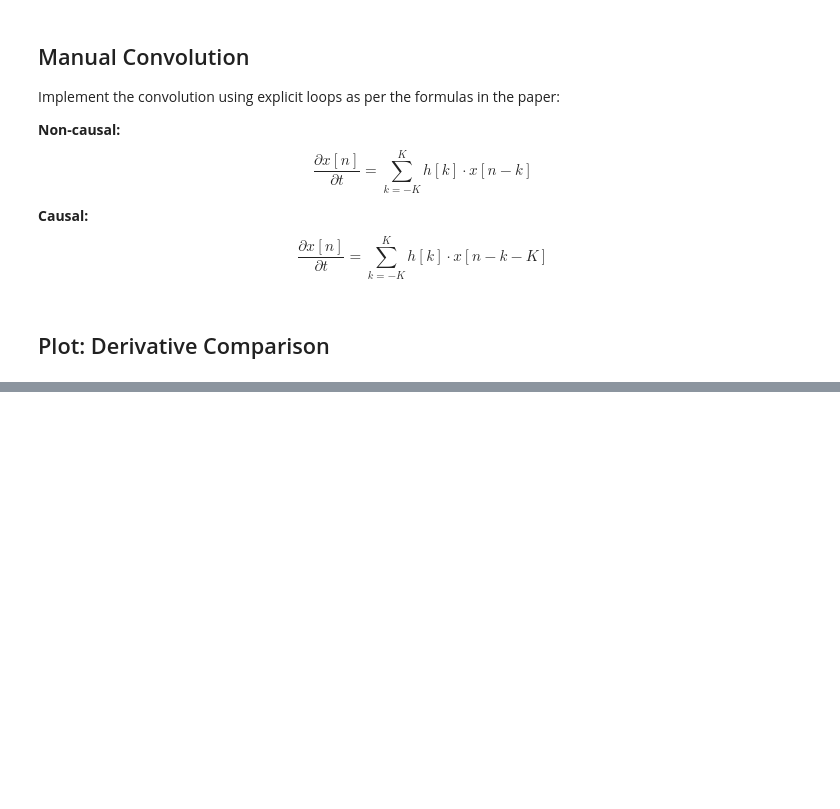
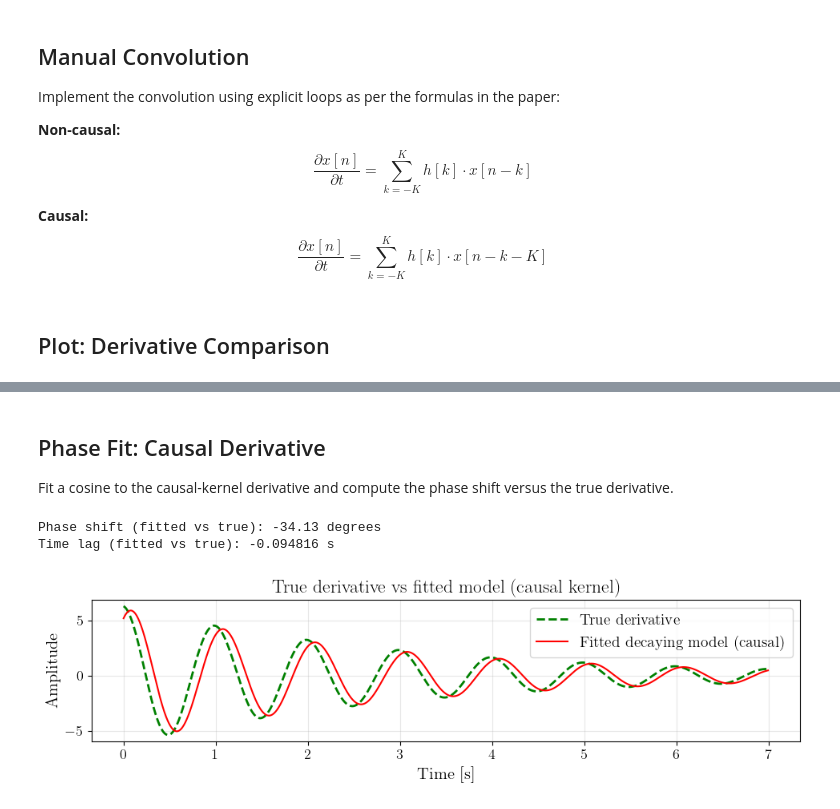
Before and after one commit to fallow24/ros_imu_calib, a Jupyter notebook: pub/kernels.ipynb, the cells around one changed output, grey strips where cells are left out. Cells and saved outputs as stored; diff of their text form; code cells hidden in the pictures; blank space fills up the shorter version.

```diff
--- a/pub/kernels.ipynb
+++ b/pub/kernels.ipynb
@@ -317,0 +298,61 @@ RMSE:
+# %% [markdown]
+## Phase Fit: Causal Derivative
+
+Fit a cosine to the causal-kernel derivative and compute the phase shift versus the true derivative.
+# %%
+# Fit decaying sinusoid derivative to causal-kernel output and compute phase shift
+omega = 2 * np.pi * freq
+
+# Use central portion to avoid edge effects from convolution
+start_idx = K
+end_idx = len(t) - K if len(t) > 2 * K else len(t)
+fit_slice = slice(start_idx, end_idx)
+
+t_fit = t[fit_slice]
+y_fit = dx_dt_causal_shifted[fit_slice]
+
+# Linear least squares fit with decaying basis:
+# y = e^{-t/3}*(a*cos(ωt) + b*sin(ωt)) + c
+exp_decay = np.exp(-t_fit / 3)
+X = np.column_stack([
+    exp_decay * np.cos(omega * t_fit),
+    exp_decay * np.sin(omega * t_fit),
+    np.ones_like(t_fit)
+])
+coef, _, _, _ = np.linalg.lstsq(X, y_fit, rcond=None)
+a, b, c = coef
+
+A_fit = np.hypot(a, b)
+phi_fit = np.arctan2(-b, a)  # a cos + b sin = A cos(ωt + phi)
+
+# Reference phase from true derivative (same decaying basis)
+coef_true, _, _, _ = np.linalg.lstsq(X, dx_dt_true[fit_slice], rcond=None)
+a_true, b_true, _ = coef_true
+phi_true = np.arctan2(-b_true, a_true)
+
+# Phase shift (wrapped to [-pi, pi])
+phase_shift = (phi_fit - phi_true + np.pi) % (2 * np.pi) - np.pi
+phase_shift_deg = np.degrees(phase_shift)
+phase_shift_time = phase_shift / omega
+
+# Reconstruct fitted model
+exp_decay_full = np.exp(-t / 3)
+y_fit_model = exp_decay_full * (A_fit * np.cos(omega * t + phi_fit)) + c
+
+# Plot comparison
+plt.figure(figsize=(10, 3))
+plt.plot(t, dx_dt_true, 'g--', linewidth=2, label='True derivative')
+plt.plot(t, y_fit_model, 'r-', linewidth=1.5, label='Fitted decaying model (causal)')
+plt.grid(True, alpha=0.3)
+plt.xlabel('Time [s]')
+plt.ylabel('Amplitude')
+plt.title('True derivative vs fitted model (causal kernel)')
+plt.legend()
+plt.tight_layout()
+
+print(f"Phase shift (fitted vs true): {phase_shift_deg:.2f} degrees")
+print(f"Time lag (fitted vs true): {phase_shift_time:.6f} s")
+# %% [output]
+Phase shift (fitted vs true): -34.13 degrees
+Time lag (fitted vs true): -0.094816 s
+[figure, added]
```
Also changed, not shown: parts of 9 cells of this notebook, 9 other files.
